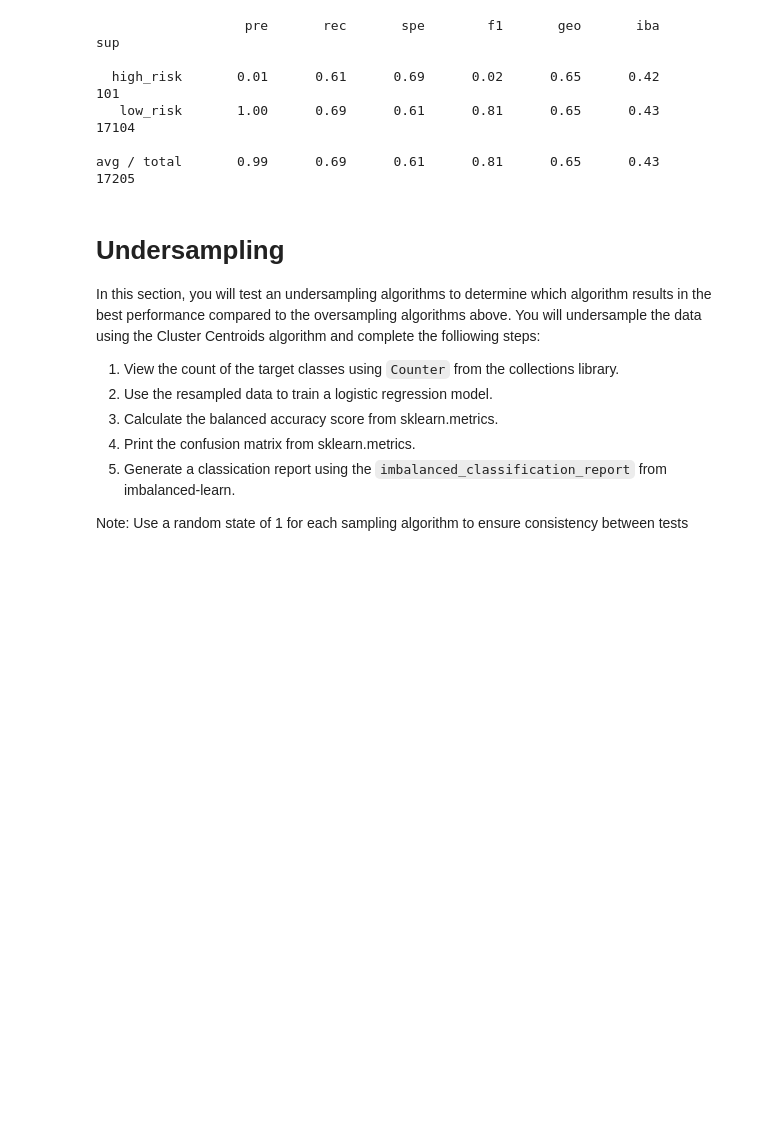
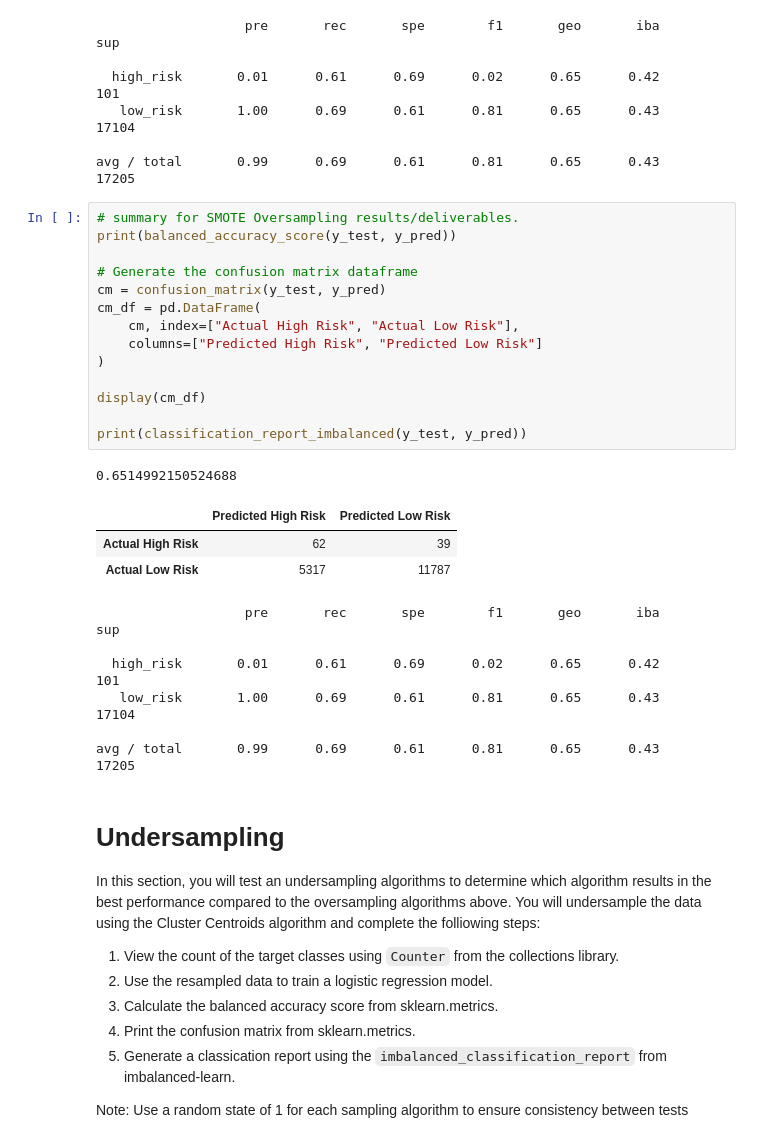
Before and after one commit to RKLong/Credit_Risk_Analysis, a Jupyter notebook: credit_risk_resampling.ipynb, the cells around one changed output. Saved outputs shown, nothing was run; the diff lists cells and outputs as text; blank space fills up the shorter version.

```diff
--- a/credit_risk_resampling.ipynb
+++ b/credit_risk_resampling.ipynb
@@ -212,6 +239,31 @@ print(classification_report_imbalanced(y_test, y_pred))
    low_risk       1.00      0.69      0.61      0.81      0.65      0.43     17104
 
 avg / total       0.99      0.69      0.61      0.81      0.65      0.43     17205
+# %%
+# summary for SMOTE Oversampling results/deliverables.
+print(balanced_accuracy_score(y_test, y_pred))
+
+# Generate the confusion matrix dataframe
+cm = confusion_matrix(y_test, y_pred)
+cm_df = pd.DataFrame(
+    cm, index=["Actual High Risk", "Actual Low Risk"],
+    columns=["Predicted High Risk", "Predicted Low Risk"]
+)
+
+display(cm_df)
+
+print(classification_report_imbalanced(y_test, y_pred))
+# %% [output]
+0.6514992150524688
+|  | Predicted High Risk | Predicted Low Risk |
+| Actual High Risk | 62 | 39 |
+| Actual Low Risk | 5317 | 11787 |
+                   pre       rec       spe        f1       geo       iba       sup
+
+  high_risk       0.01      0.61      0.69      0.02      0.65      0.42       101
+   low_risk       1.00      0.69      0.61      0.81      0.65      0.43     17104
+
+avg / total       0.99      0.69      0.61      0.81      0.65      0.43     17205
 # %% [markdown]
 # Undersampling
 
```
Also changed, not shown: parts of 6 cells of this notebook.
